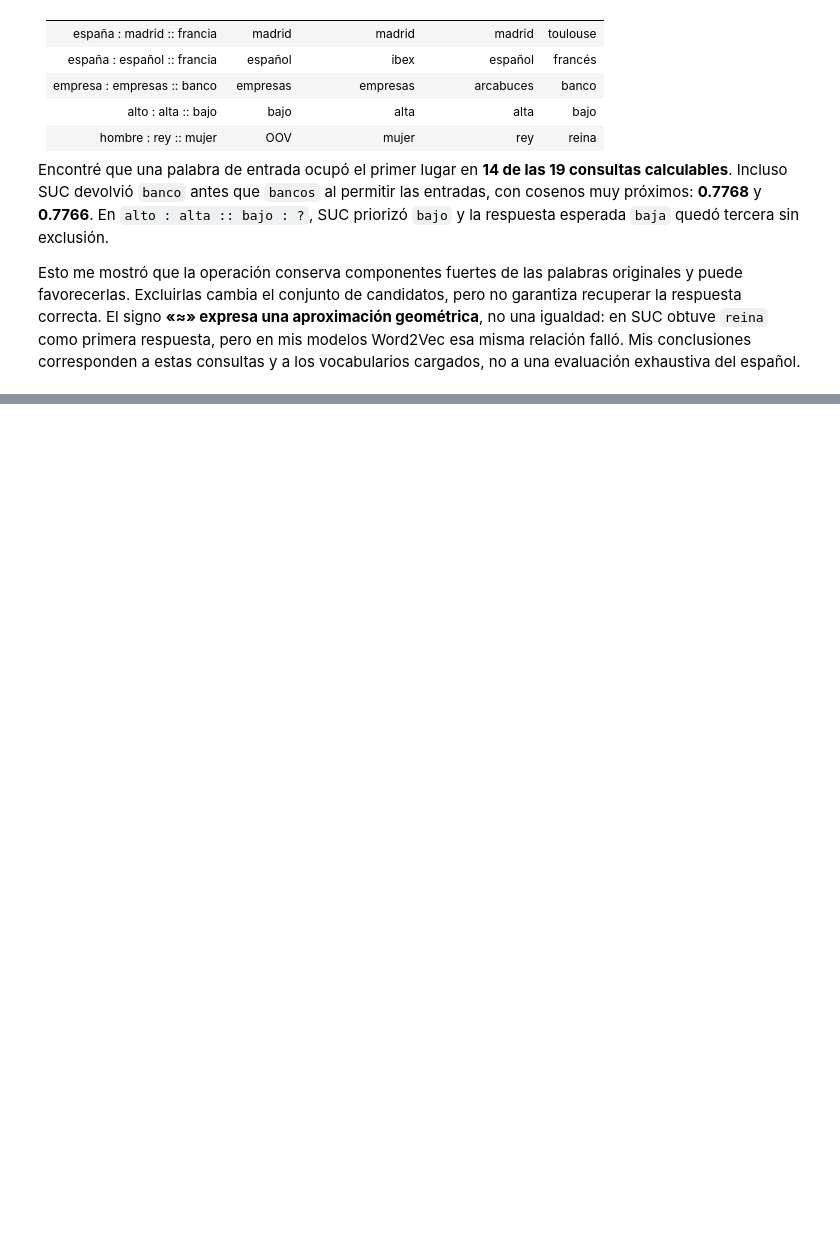
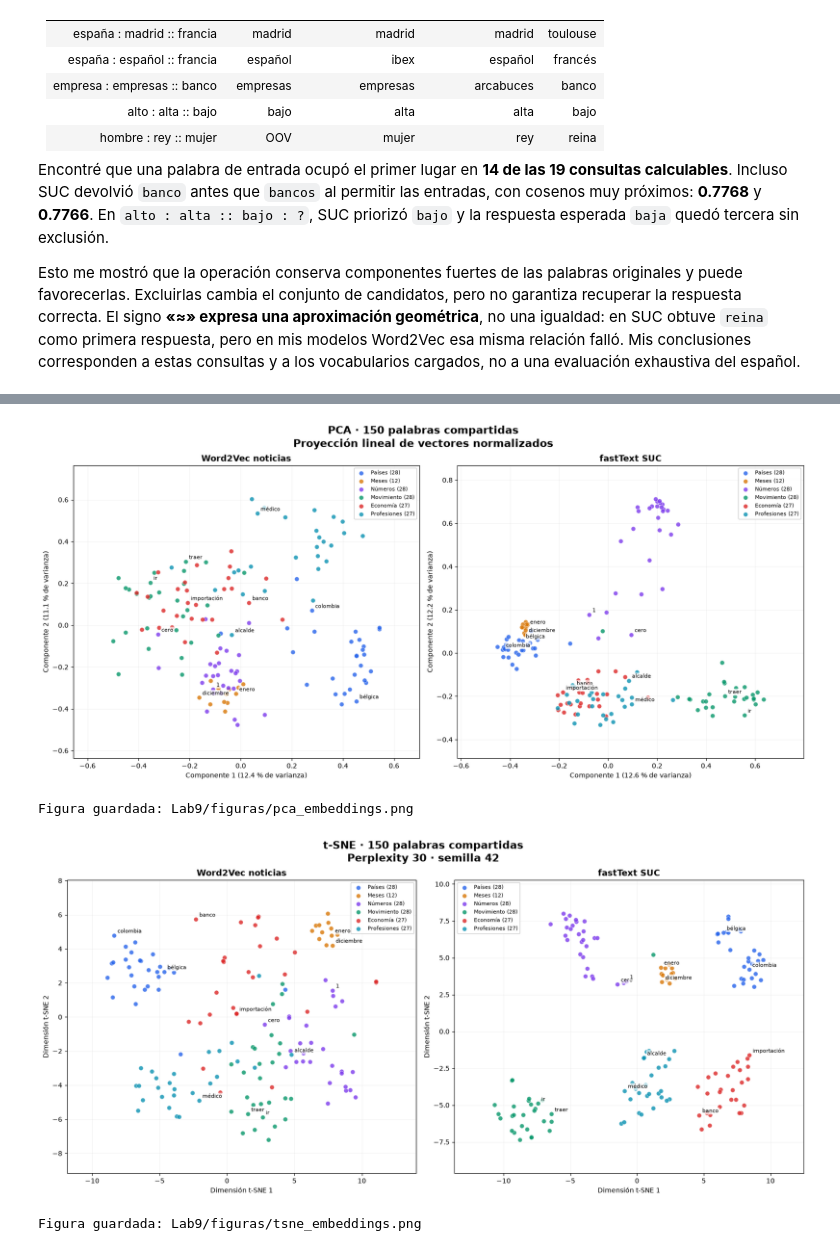
Before and after one commit to Jtanchezz/NLP, a Jupyter notebook: Lab9/lab9.ipynb, the cells around one changed output, grey strips where cells are left out. Saved outputs shown, nothing was run; the diff lists cells and outputs as text; code cells hidden in the pictures; blank space fills up the shorter version.

```diff
--- a/Lab9/lab9.ipynb
+++ b/Lab9/lab9.ipynb
@@ -2158,0 +2444,59 @@ Esto me mostró que la operación conserva componentes fuertes de las palabras o
+# %%
+COLORES_GRUPOS_6 = {
+    "Países": "#2563eb", "Meses": "#d97706", "Números": "#7c3aed",
+    "Movimiento": "#059669", "Economía": "#dc2626", "Profesiones": "#0891b2",
+}
+rotulos_6 = set()
+for grupo, palabras in seleccion_grupos_6.items():
+    # Misma selección de rótulos en todos los paneles, sin mirar la proyección.
+    indices = np.linspace(0, len(palabras) - 1, num=min(2, len(palabras)), dtype=int)
+    rotulos_6.update(palabras[i] for i in indices)
+
+RUTA_FIGURAS_6 = RAIZ / "Lab9/figuras"
+RUTA_FIGURAS_6.mkdir(parents=True, exist_ok=True)
+
+
+def graficar_proyecciones(metodo):
+    fig, ejes = plt.subplots(1, 2, figsize=(16, 7.5), constrained_layout=True)
+    for eje, nombre in zip(ejes, modelos_visualizacion):
+        coordenadas = proyecciones_6[(nombre, metodo)]
+        for grupo, color in COLORES_GRUPOS_6.items():
+            mascara = etiquetas_grupo_6 == grupo
+            eje.scatter(coordenadas[mascara, 0], coordenadas[mascara, 1],
+                        s=45, color=color, alpha=0.8, edgecolors="white",
+                        linewidths=0.5, label=f"{grupo} ({mascara.sum()})")
+        for i, palabra in enumerate(lista_palabras_6):
+            if palabra in rotulos_6:
+                eje.annotate(palabra, coordenadas[i], xytext=(5, 4),
+                             textcoords="offset points", fontsize=8,
+                             bbox=dict(boxstyle="round,pad=0.15", facecolor="white",
+                                       edgecolor="none", alpha=0.7))
+        eje.set_title(nombre, fontsize=13, fontweight="bold")
+        if metodo == "PCA":
+            varianza = ajustes_pca_6[nombre].explained_variance_ratio_ * 100
+            eje.set_xlabel(f"Componente 1 ({varianza[0]:.1f} % de varianza)")
+            eje.set_ylabel(f"Componente 2 ({varianza[1]:.1f} % de varianza)")
+        else:
+            eje.set_xlabel("Dimensión t-SNE 1")
+            eje.set_ylabel("Dimensión t-SNE 2")
+        eje.grid(alpha=0.15)
+        eje.margins(0.15)
+        eje.legend(loc="best", fontsize=8, framealpha=0.95)
+    detalle = ("Proyección lineal de vectores normalizados" if metodo == "PCA"
+               else f"Perplexity {PERPLEXITY_6:g} · semilla {SEMILLA_VISUALIZACION}")
+    fig.suptitle(f"{metodo} · {len(lista_palabras_6)} palabras compartidas\n{detalle}",
+                 fontsize=16, fontweight="bold")
+    archivo = RUTA_FIGURAS_6 / ("pca_embeddings.png" if metodo == "PCA" else "tsne_embeddings.png")
+    fig.savefig(archivo, dpi=180, bbox_inches="tight")
+    plt.show()
+    plt.close(fig)
+    print(f"Figura guardada: {archivo.relative_to(RAIZ)}")
+
+
+graficar_proyecciones("PCA")
+graficar_proyecciones("t-SNE")
+# %% [output]
+[figure, added]
+Figura guardada: Lab9/figuras/pca_embeddings.png
+[figure, added]
+Figura guardada: Lab9/figuras/tsne_embeddings.png
```
Also changed, not shown: parts of 10 cells of this notebook, 2 other files.
